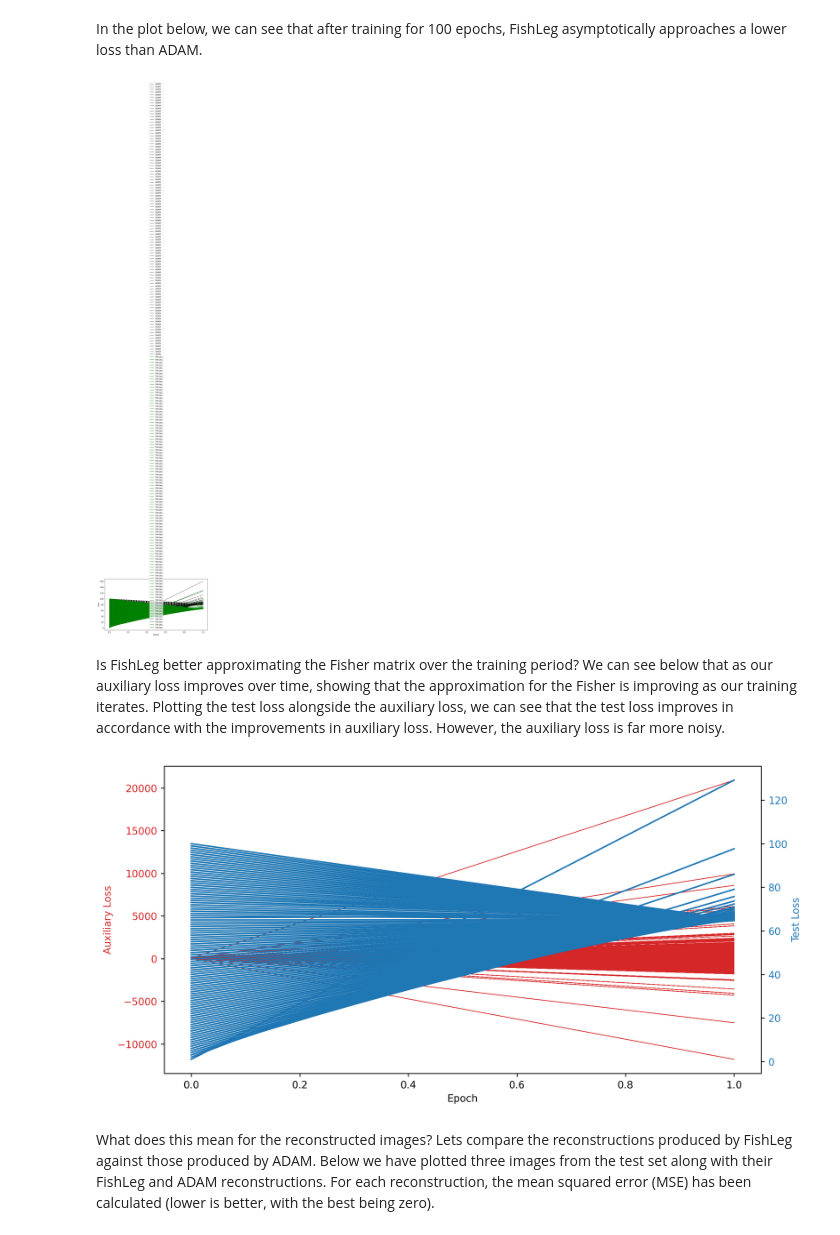
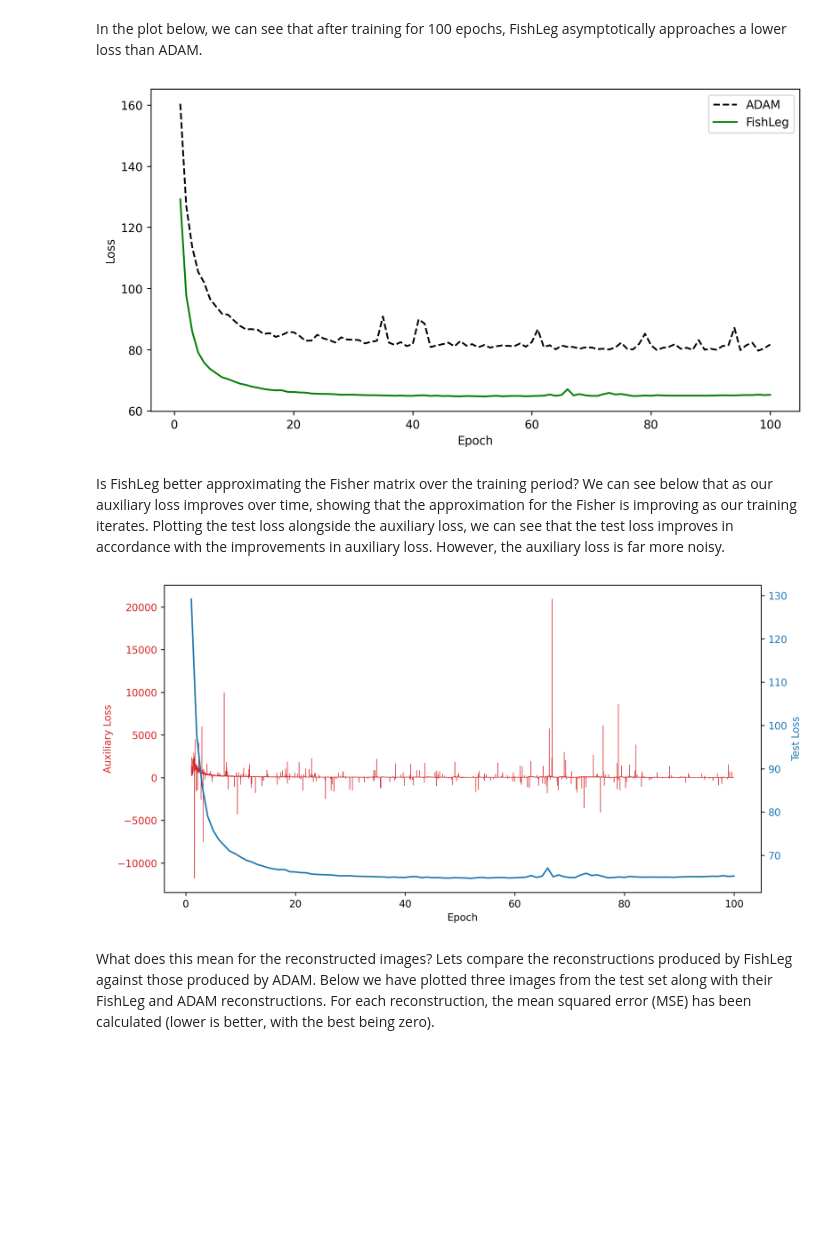
Before and after one commit to mtkresearch/FishLeg, a Jupyter notebook: examples/MNIST_autoencoder.ipynb, the cells around one changed output. Cells and saved outputs as stored; diff of their text form; code cells hidden in the pictures; blank space fills up the shorter version.

Commit message:
fix graphs

```diff
--- a/examples/MNIST_autoencoder.ipynb
+++ b/examples/MNIST_autoencoder.ipynb
@@ -432,16 +432,16 @@ In the plot below, we can see that after training for 100 epochs, FishLeg asympt
 # %%
 plt.figure(figsize=(10, 5), dpi = 250)
 
-plt.plot(test_losses_ADAM, 'k--',label="ADAM")
-plt.plot(test_losses_FishLeg, 'g',label="FishLeg")
+plt.plot(test_losses_ADAM[0], test_losses_ADAM[1], 'k--',label="ADAM")
+plt.plot(test_losses_FishLeg[0], test_losses_FishLeg[1], 'g',label="FishLeg")
 
 plt.xlabel("Epoch")
 plt.ylabel("Loss")
 
 plt.legend()
 plt.show()
 # %% [output]
-[figure, old version]
+[figure, new version]
 # %% [markdown]
 Is FishLeg better approximating the Fisher matrix over the training period? We can see below that as our auxiliary loss improves over time, showing that the approximation for the Fisher is improving as our training iterates. Plotting the test loss alongside the auxiliary loss, we can see that the test loss improves in accordance with the improvements in auxiliary loss. However, the auxiliary loss is far more noisy.
 # %%
@@ -454,7 +454,7 @@ fig, ax1 = plt.subplots(figsize=(10, 5), dpi = 250)
 color = 'tab:red'
 ax1.set_xlabel('Epoch')
 ax1.set_ylabel('Auxiliary Loss', color=color)
-ax1.plot( auxiliary_losses, color=color, linewidth=0.5)
+ax1.plot(auxiliary_losses[0], auxiliary_losses[1], color=color, linewidth=0.5)
 ax1.tick_params(axis='y', labelcolor=color)
 #ax1.set_ylim((-600,600))
 
@@ -462,13 +462,13 @@ ax2 = ax1.twinx()  # instantiate a second axes that shares the same x-axis
 
 color = 'tab:blue'
 ax2.set_ylabel('Test Loss', color=color)  # we already handled the x-label with ax1
-ax2.plot(test_losses_FishLeg, color=color)
+ax2.plot(test_losses_FishLeg[0], test_losses_FishLeg[1], color=color)
 ax2.tick_params(axis='y', labelcolor=color)
 
 fig.tight_layout()  # otherwise the right y-label is slightly clipped
 plt.show()
 # %% [output]
-[figure, old version]
+[figure, new version]
 # %% [markdown]
 What does this mean for the reconstructed images? Lets compare the reconstructions produced by FishLeg against those produced by ADAM. Below we have plotted three images from the test set along with their FishLeg and ADAM reconstructions. For each reconstruction, the mean squared error (MSE) has been calculated (lower is better, with the best being zero).
 # %%
```
Also changed, not shown: parts of 1 cell of this notebook.
